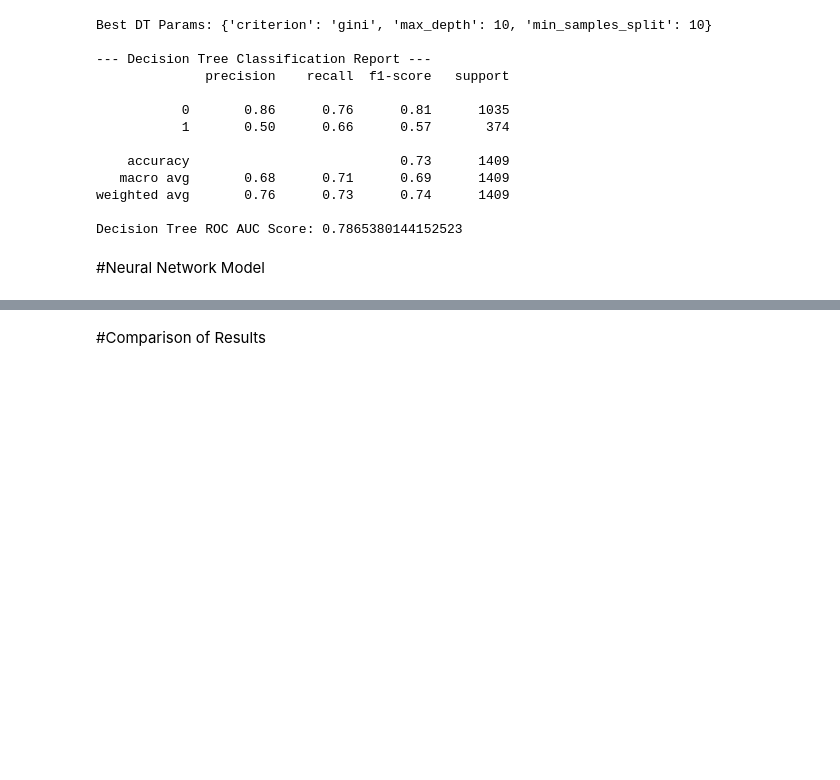
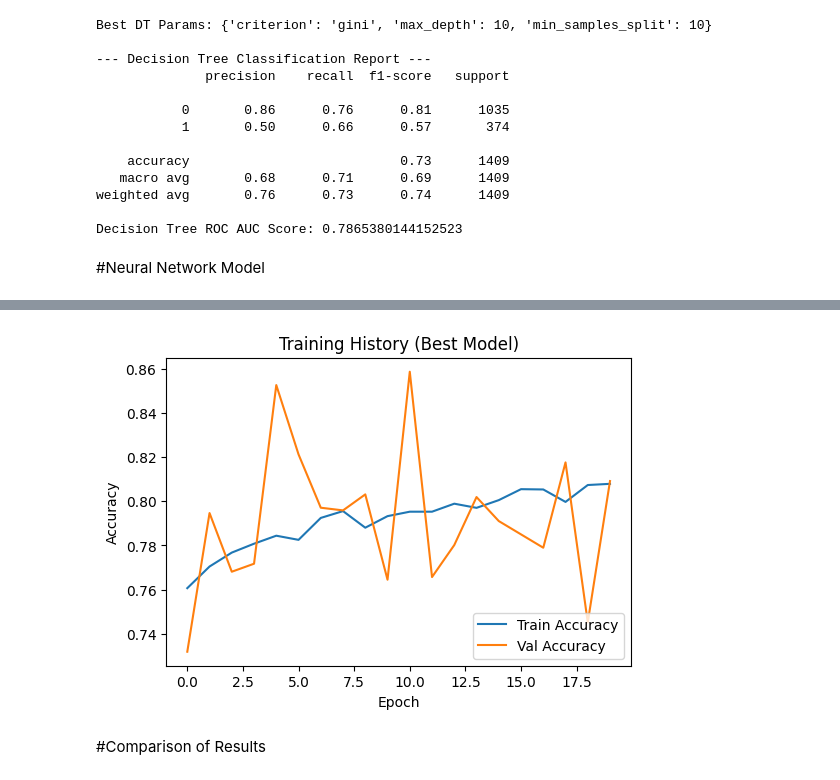
Before and after one commit to Chanthul4054/Telco-Customer-Churn-Prediction, a Jupyter notebook: Course_Work.ipynb, the cells around one changed output, grey strips where cells are left out. Cells and saved outputs as stored; diff of their text form; code cells hidden in the pictures; blank space fills up the shorter version.

Commit message:
added hyperparameter tuning for the neural network model

```diff
--- a/Course_Work.ipynb
+++ b/Course_Work.ipynb
@@ -275,0 +250,75 @@ Neural Network ROC AUC Score: 0.8334702523960836
+# %%
+import keras_tuner as kt
+import tensorflow as tf
+from tensorflow import keras
+from tensorflow.keras import layers
+
+def build_model(hp):
+    model = keras.Sequential()
+
+    model.add(layers.Input(shape=(x_train_smote.shape[1],)))
+
+    hp_units = hp.Int('units', min_value=16, max_value=64, step=16)
+    model.add(layers.Dense(units=hp_units, activation='relu'))
+
+    hp_dropout = hp.Float('dropout', min_value=0.1, max_value=0.4, step=0.1)
+    model.add(layers.Dropout(rate=hp_dropout))
+
+    model.add(layers.Dense(16, activation='relu'))
+
+    model.add(layers.Dense(1, activation='sigmoid'))
+
+    hp_learning_rate = hp.Choice('learning_rate', values=[1e-2, 1e-3, 1e-4])
+
+    model.compile(optimizer=keras.optimizers.Adam(learning_rate=hp_learning_rate),
+                  loss='binary_crossentropy',
+                  metrics=['accuracy'])
+    return model
+
+tuner = kt.Hyperband(build_model,
+                     objective='val_accuracy',
+                     max_epochs=20,
+                     factor=3,
+                     directory='my_dir',
+                     project_name='intro_to_kt',
+                     overwrite=True)
+
+tuner.search(x_train_smote, y_train_smote, epochs=15, validation_data=(x_test_scaled, y_test))
+
+# Get the Best Hyperparameters
+best_hps = tuner.get_best_hyperparameters(num_trials=1)[0]
+
+print(f"""
+The hyperparameter search is complete.
+The optimal number of units in the first hidden layer is {best_hps.get('units')}.
+The optimal dropout rate is {best_hps.get('dropout')}.
+The optimal learning rate for the optimizer is {best_hps.get('learning_rate')}.
+""")
+
+#  Build and Train the Best Model
+print("\n--- Training Best Model ---")
+best_model = tuner.hypermodel.build(best_hps)
+history = best_model.fit(x_train_smote, y_train_smote,
+                         epochs=20,
+                         batch_size=32,
+                         validation_split=0.1,
+                         verbose=1)
+
+# 6. Evaluation
+print("\n--- Neural Network Evaluation (Tuned) ---")
+y_pred_nn_prob = best_model.predict(x_test_scaled)
+y_pred_nn = (y_pred_nn_prob > 0.5).astype("int32")
+
+print(classification_report(y_test, y_pred_nn))
+print(f"Neural Network ROC-AUC Score: {roc_auc_score(y_test, y_pred_nn_prob):.4f}")
+
+# Plot History
+plt.figure(figsize=(6, 4))
+plt.plot(history.history['accuracy'], label='Train Accuracy')
+plt.plot(history.history['val_accuracy'], label = 'Val Accuracy')
+plt.xlabel('Epoch')
+plt.ylabel('Accuracy')
+plt.legend(loc='lower right')
+plt.title('Training History (Best Model)')
+plt.show()
+# %% [output]
@@ -276,3 +342,4 @@ Neural Network ROC AUC Score: 0.8334702523960836
+[figure, added]
 # %% [markdown]
 #Comparison of Results
 # %%
```
Also changed, not shown: parts of 5 cells of this notebook.
